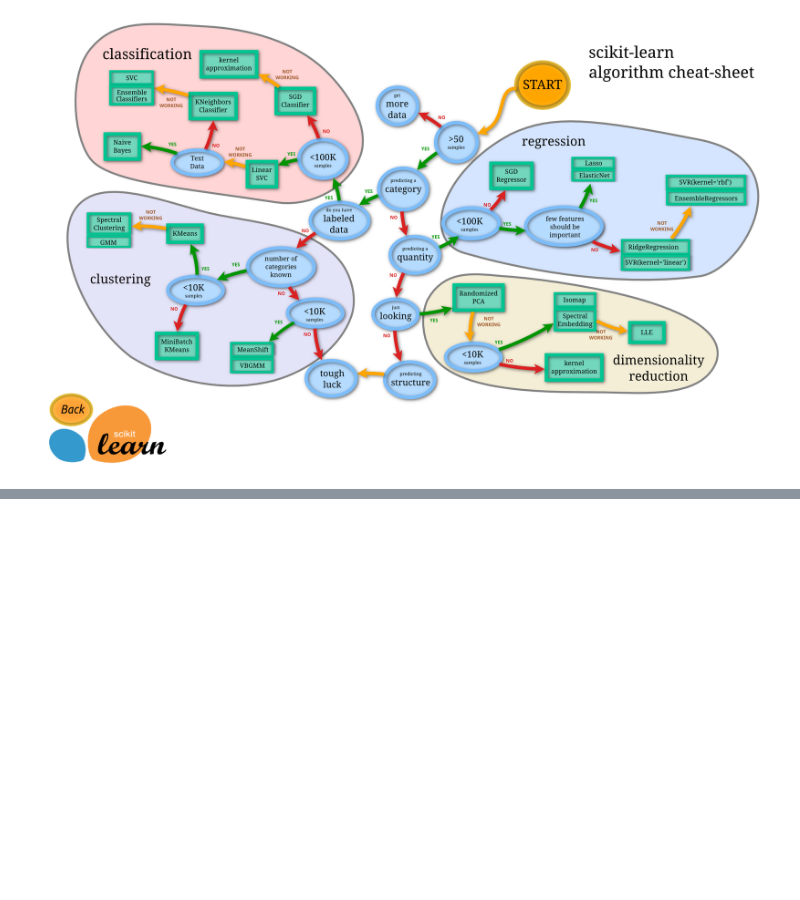
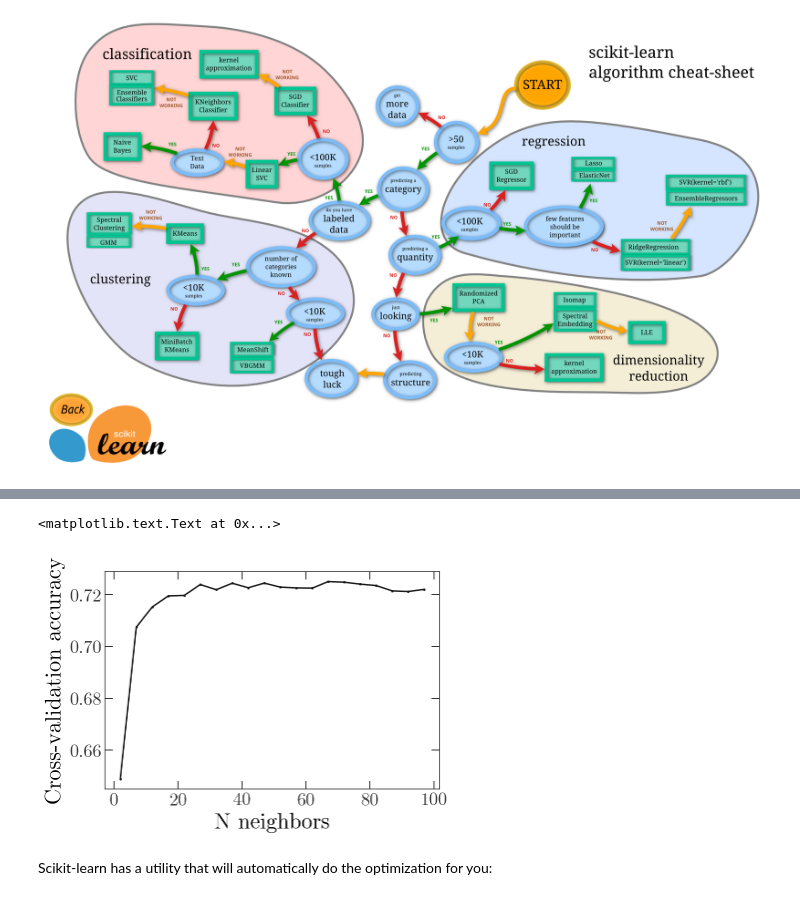
Before and after one commit to adrn/AST542, a Jupyter notebook: notebooks/Machine learning - intro.ipynb, the cells around one changed output, grey strips where cells are left out. Saved outputs shown, nothing was run; the diff lists cells and outputs as text; code cells hidden in the pictures; blank space fills up the shorter version.

```diff
--- a/notebooks/Machine learning - intro.ipynb
+++ b/notebooks/Machine learning - intro.ipynb
@@ -43,0 +39,4 @@ https://github.com/jakevdp/sklearn_pycon2015/blob/master/notebooks/02.2-Basic-Pr
+# %%
+iris = load_iris()
+X = iris.data
+y = iris.target
@@ -43,0 +85,2 @@ https://github.com/jakevdp/sklearn_pycon2015/blob/master/notebooks/02.2-Basic-Pr
+# %%
+clf = KNeighborsClassifier(n_neighbors=5)
@@ -43,0 +89,2 @@ https://github.com/jakevdp/sklearn_pycon2015/blob/master/notebooks/02.2-Basic-Pr
+# %%
+clf.fit(X[:-8], y[:-8])
@@ -43,0 +126,16 @@ https://github.com/jakevdp/sklearn_pycon2015/blob/master/notebooks/02.2-Basic-Pr
+# %%
+vals = np.arange(2, 100, 5)
+mean_scores = []
+for n_neighbors in vals:
+    clf = KNeighborsClassifier(n_neighbors=n_neighbors)
+    scores = cross_val_score(clf, X, y)
+    mean_scores.append(np.mean(scores))
+# %%
+plt.plot(vals, mean_scores)
+plt.xlabel('N neighbors')
+plt.ylabel('Cross-validation accuracy')
+# %% [output]
+<matplotlib.text.Text at 0x...>
+[figure, added]
+# %% [markdown]
+Scikit-learn has a utility that will automatically do the optimization for you:
```
Also changed, not shown: parts of 38 cells of this notebook.
